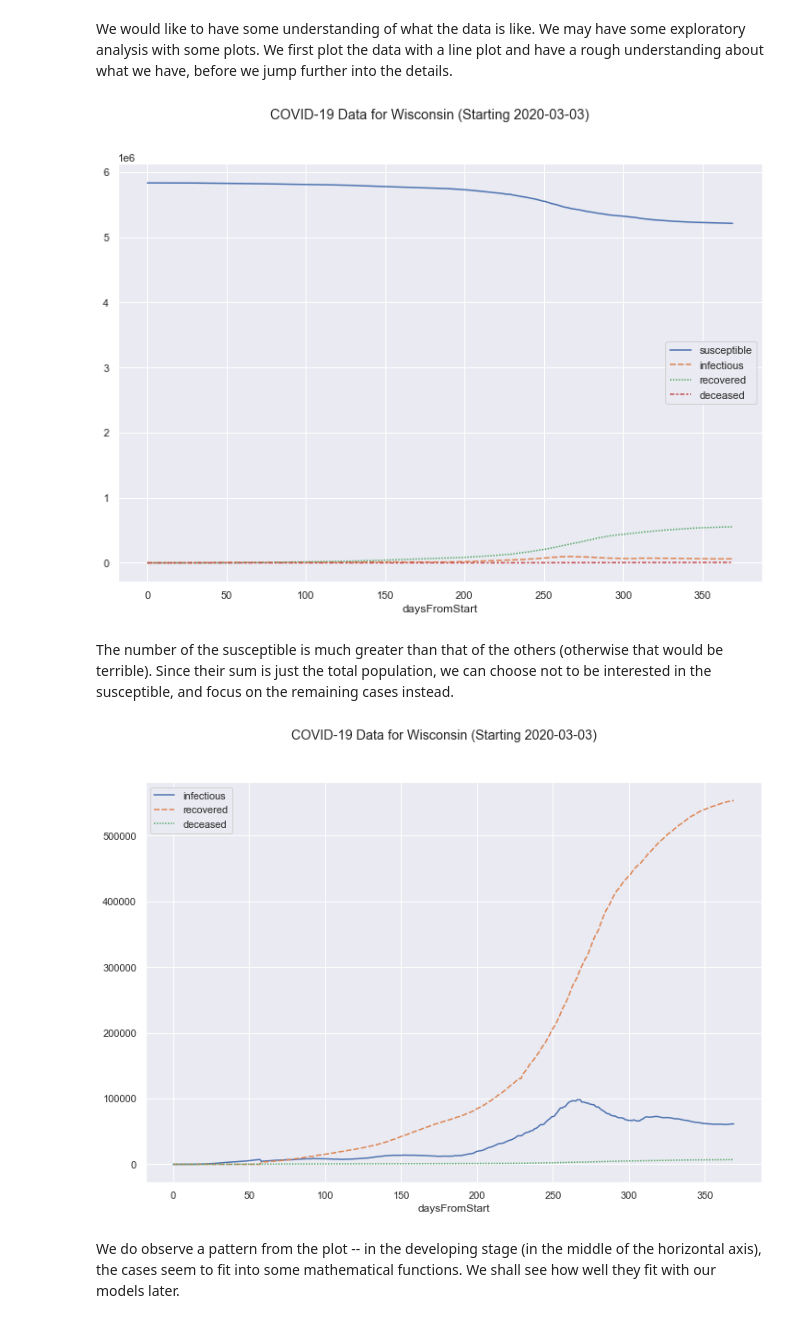
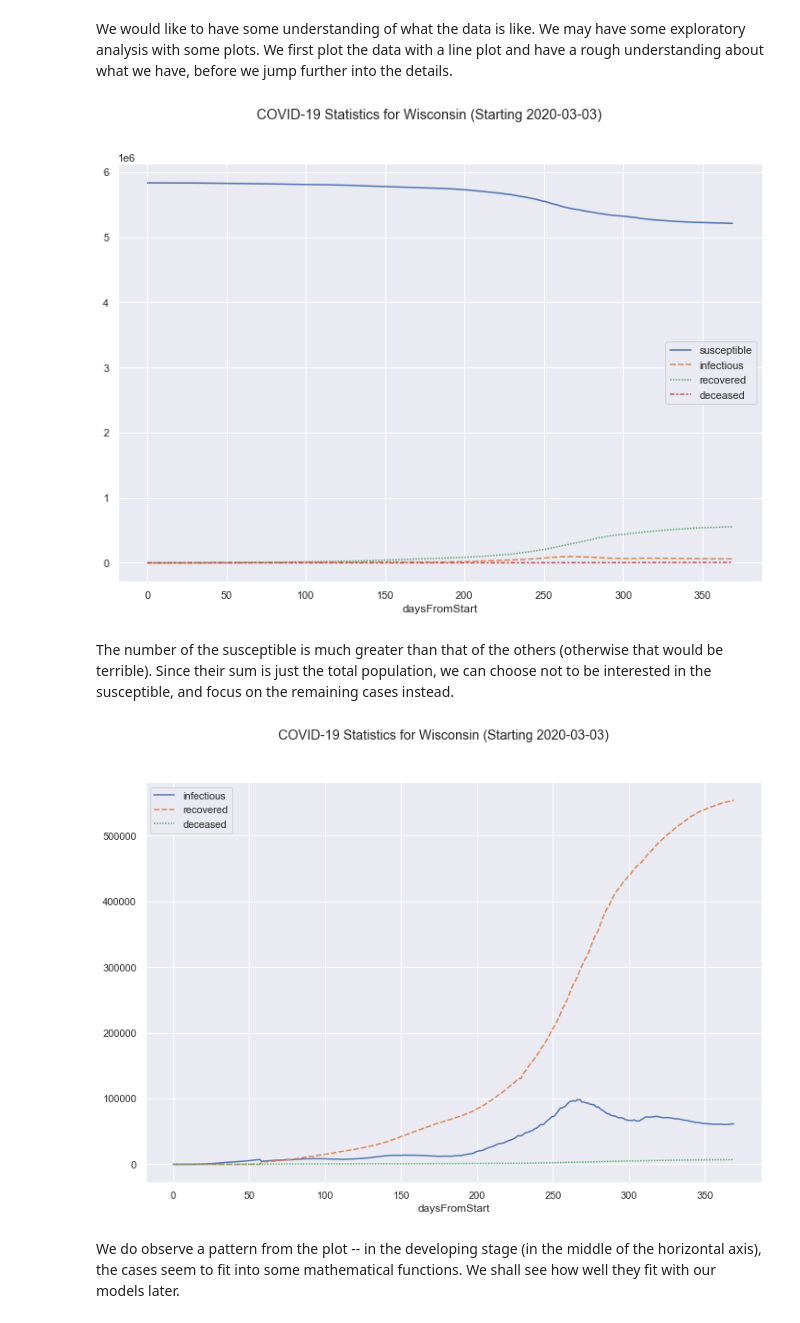
Before and after one commit to ZhongRuoyu/ntu-cz1115-project, a Jupyter notebook: covid.ipynb, the cells around one changed output. Drawn from its saved outputs; the diff is of its cells as text; code cells hidden in the pictures.

```diff
--- a/covid.ipynb
+++ b/covid.ipynb
@@ -167,20 +172,20 @@ data
 We would like to have some understanding of what the data is like. We may have some exploratory analysis with some plots. We first plot the data with a line plot and have a rough understanding about what we have, before we jump further into the details.
 # %%
 fig = plt.figure()
-plt.suptitle(f"COVID-19 Data for {state} (Starting {data.iloc[0]['date'].date()})")
+plt.suptitle(f"COVID-19 Statistics for {state} (Starting {data.iloc[0]['date'].date()})")
 sb.lineplot(data=data)
 plt.show()
 # %% [output]
-[figure, old version]
+[figure, new version]
 # %% [markdown]
 The number of the susceptible is much greater than that of the others (otherwise that would be terrible). Since their sum is just the total population, we can choose not to be interested in the susceptible, and focus on the remaining cases instead.
 # %%
 fig = plt.figure()
-plt.suptitle(f"COVID-19 Data for {state} (Starting {data.iloc[0]['date'].date()})")
+plt.suptitle(f"COVID-19 Statistics for {state} (Starting {data.iloc[0]['date'].date()})")
 sb.lineplot(data=data[["infectious", "recovered", "deceased"]])
 plt.show()
 # %% [output]
-[figure, old version]
+[figure, new version]
 # %% [markdown]
 We do observe a pattern from the plot -- in the developing stage (in the middle of the horizontal axis), the cases seem to fit into some mathematical functions. We shall see how well they fit with our models later.
 # %% [markdown]
```
Also changed, not shown: parts of 8 cells of this notebook.
